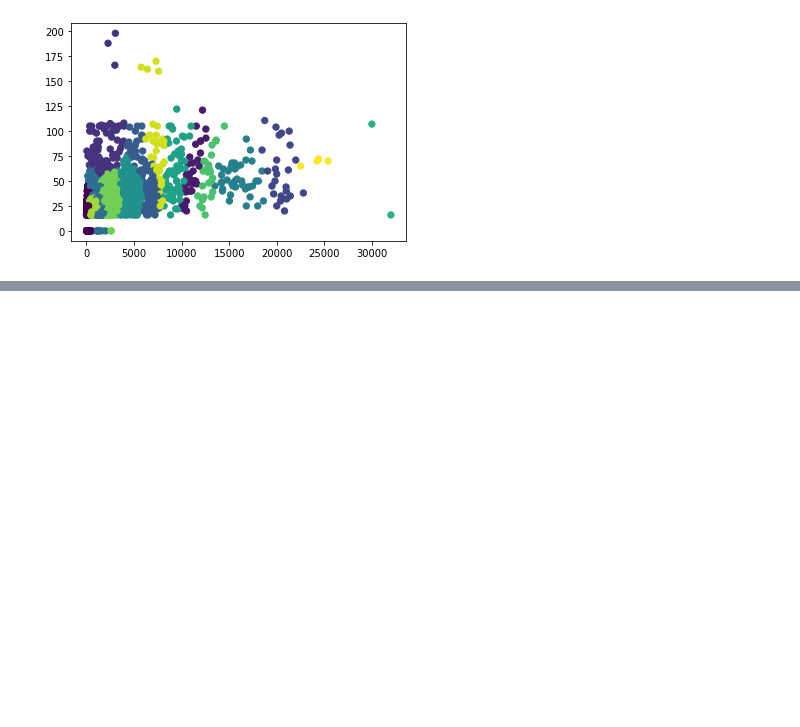
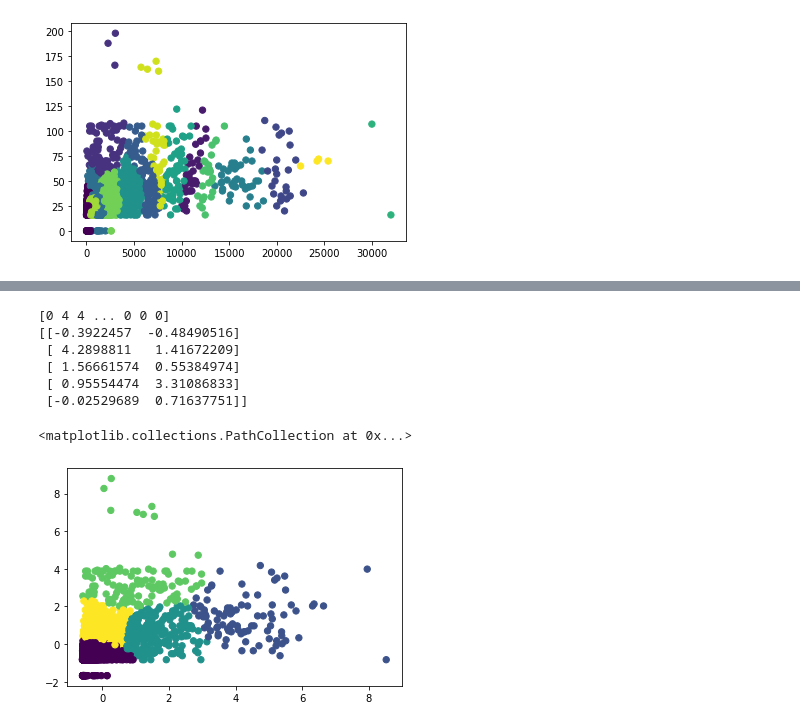
Before and after one commit to fyghero/mentoria_diplodatos2019, a Jupyter notebook: tp5/AprendizajeNoSupervisado.ipynb, the cells around one changed output, grey strips where cells are left out. Cells and saved outputs as stored; diff of their text form; code cells hidden in the pictures; blank space fills up the shorter version.

```diff
--- a/tp5/AprendizajeNoSupervisado.ipynb
+++ b/tp5/AprendizajeNoSupervisado.ipynb
@@ -401,0 +406,4 @@ plt.scatter(y_train['SHP_WEIGHT'], y_train['SHP_LENGTH'], c=labels, s=40, cmap='
+# %%
+scaled_y_train = StandardScaler().fit_transform(y_train.values)
+scaled_y_train = pd.DataFrame(scaled_y_train, index=y_train.index, columns=y_train.columns)
+scaled_y_train
@@ -401,0 +424,14 @@ plt.scatter(y_train['SHP_WEIGHT'], y_train['SHP_LENGTH'], c=labels, s=40, cmap='
+# %%
+kmeans5=KMeans(n_clusters=5).fit(scaled_y_train[['SHP_WEIGHT','SHP_LENGTH']])
+print(kmeans5.labels_)
+print(kmeans5.cluster_centers_)
+plt.scatter(scaled_y_train['SHP_WEIGHT'], scaled_y_train['SHP_LENGTH'], c=kmeans5.labels_, s=40, cmap='viridis')
+# %% [output]
+[0 4 4 ... 0 0 0]
+[[-0.3922457  -0.48490516]
+ [ 4.2898811   1.41672209]
+ [ 1.56661574  0.55384974]
+ [ 0.95554474  3.31086833]
+ [-0.02529689  0.71637751]]
+<matplotlib.collections.PathCollection at 0x...>
+[figure, added]
```
Also changed, not shown: parts of 14 cells of this notebook.
